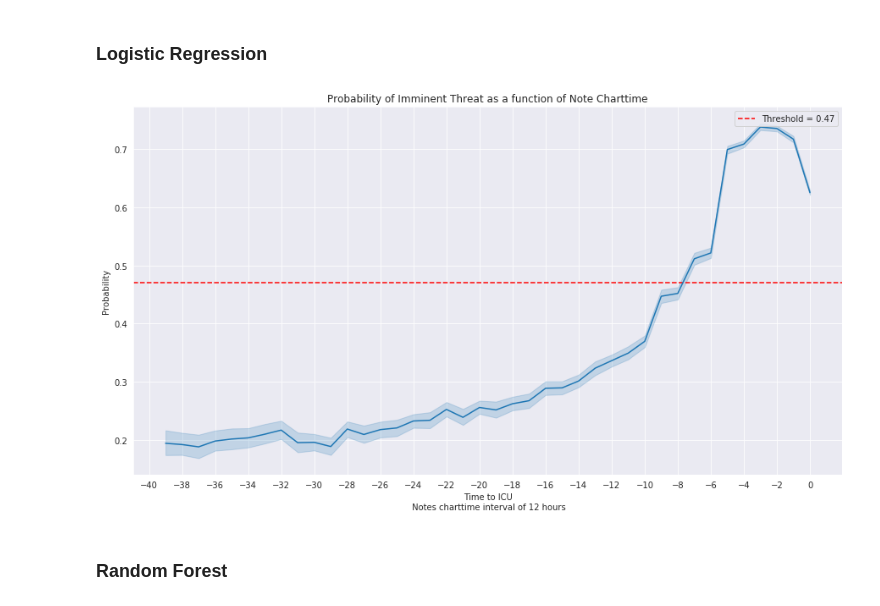
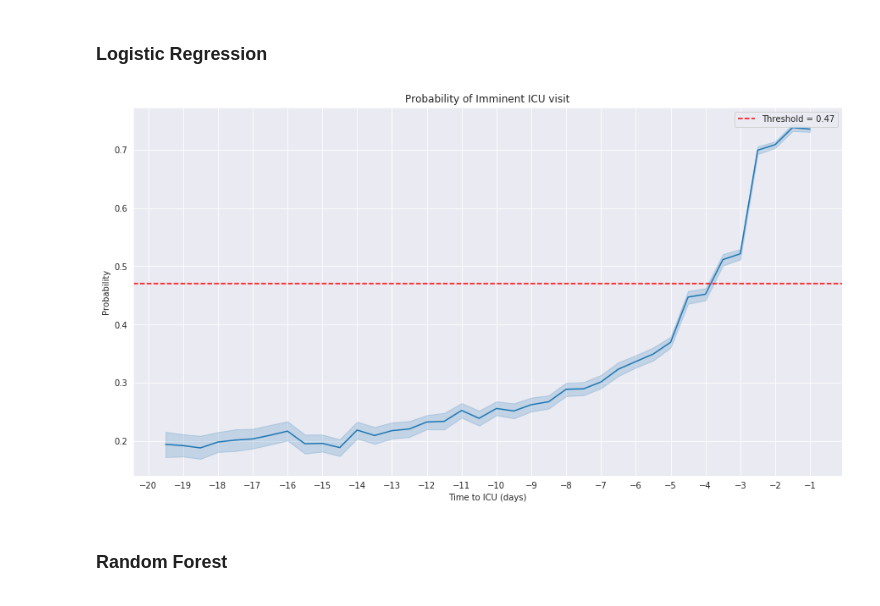
Before and after one commit to sudarshan85/imminent-adm-mimic, a Jupyter notebook: analysis/result_analysis.ipynb, the cells around one changed output. Cells and saved outputs as stored; diff of their text form; code cells hidden in the pictures.

Commit message:
Modified plots to indicate days on x-axis

```diff
--- a/analysis/result_analysis.ipynb
+++ b/analysis/result_analysis.ipynb
@@ -133,3 +108,15 @@ cutoff=20
+# %%
+if starting_day > 0:
+  warnings.warn(f"starting_day ({starting_day}) must be negative. Converting it to negative")
+  starting_day = -starting_day
+
+if ending_day > 0:
+  warnings.warn(f"ending_day ({ending_day}) must be negative. Converting it to negative")
+  ending_day = -ending_day
+
+if ending_day < starting_day:
+  warnings.warn(f"starting_day ({starting_day}) must be less than ending_day ({ending_day}). Swapping values.")
+  starting_day, ending_day = ending_day, starting_day
 # %% [markdown]
 ### Logistic Regression
 # %%
@@ -143,8 +130,21 @@ vectorizer = TfidfVectorizer(min_df=3, analyzer=str.split, sublinear_tf=True,\
                               ngram_range=(2,2), vocabulary=vocabulary)
 
 df['prob'] = clf.predict_proba(vectorizer.fit_transform(df['scispacy_note']))[:, 1]
-
-fig, ax = plt.subplots(figsize=(15, 8))
-plot_prob(ax, df, args.bc_threshold[model], cutoff=cutoff, interval=interval, granularity=2)
-# %% [output]
-[figure, removed]
+# %%
+threshold = args.bc_threshold[model]
+# %%
+high = pd.to_timedelta(ending_day, unit='d')
+low = pd.to_timedelta(starting_day, unit='d')
+# %%
+plot_data = df.loc[(df['relative_charttime'] > low) & (df['relative_charttime'] < high)][['relative_charttime', 'prob']].copy()
+plot_data['interval'] = ((plot_data['relative_charttime'].apply(lambda curr_time: int((curr_time - df['relative_charttime'].max())/pd.to_timedelta(interval_hours, unit='h')))))/2
+# %%
+fig, ax = plt.subplots(figsize=(15, 8))
+ax.axhline(y=threshold, label=f'Threshold = {threshold}', linestyle='--', color='r')
+sns.lineplot(x='interval', y='prob', data=plot_data, ax=ax)
+ax.set_xlabel(f'Time to ICU (days)')
+ax.set_ylabel('Probability')
+ax.set_title("Probability of Imminent ICU visit")
+ax.xaxis.set_major_locator(ticker.MultipleLocator(1))
+# %% [output]
+[figure, added]
```
Also changed, not shown: parts of 13 cells of this notebook.
